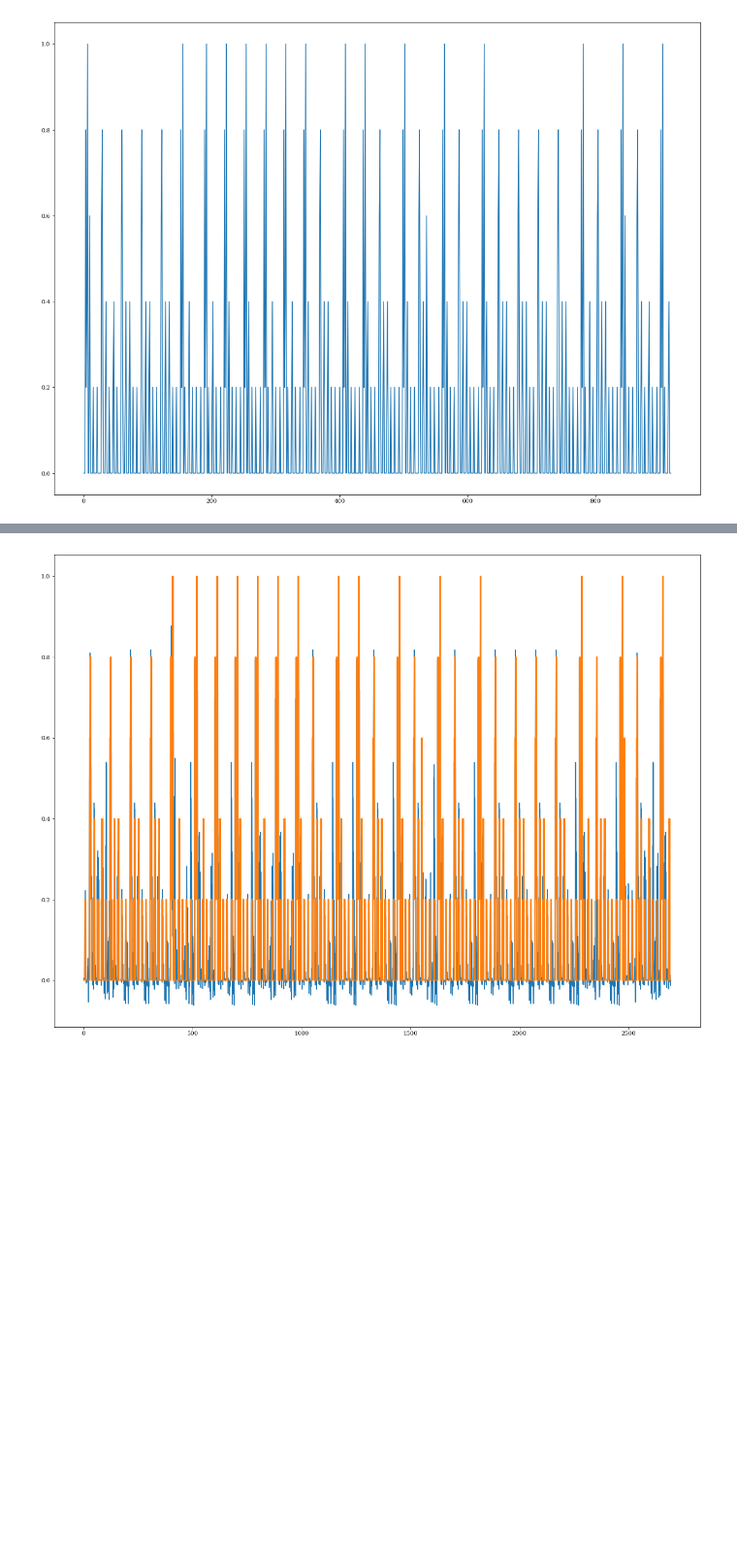
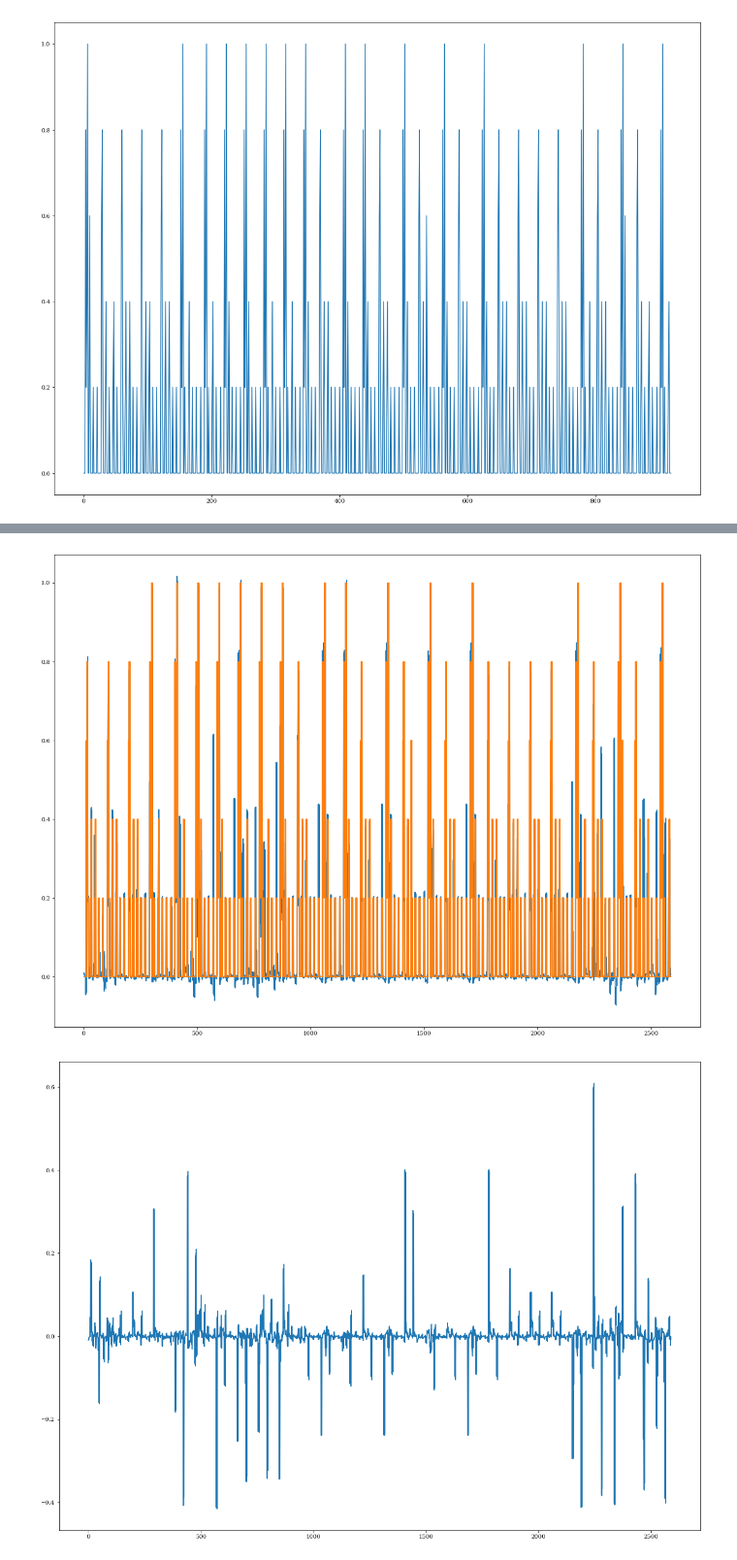
Before and after one commit to SINTEF-9012/thingml-diversifier, a Jupyter notebook: src/main/python/tensorflow.ipynb, the cells around one changed output, grey strips where cells are left out. Shown at 97% size. Saved outputs shown, nothing was run; the diff lists cells and outputs as text; code cells hidden in the pictures; blank space fills up the shorter version.

```diff
--- a/src/main/python/tensorflow.ipynb
+++ b/src/main/python/tensorflow.ipynb
@@ -161,8 +161,8 @@ print(train.shape)
 # print(test)
 # print(train)
 
-train = series_to_supervised(list(train), 18, 1)
-test = series_to_supervised(list(test), 18, 1)
+train = series_to_supervised(list(train), 54, 1)
+test = series_to_supervised(list(test), 54, 1)
 
 print(test.shape)
 print(train.shape)
@@ -212,15 +212,19 @@ test_Y = np.array(Y_test_seq)
 
 
 model = keras.Sequential()
-#model.add(keras.layers.LSTM(1, input_shape=(train_X.shape[1], train_X.shape[2])))
-model.add(keras.layers.LSTM(32, input_shape=(train_X.shape[1], train_X.shape[2]), return_sequences=True))
-model.add(keras.layers.LSTM(1, return_sequences=True))
-model.compile(loss='binary_crossentropy', optimizer='rmsprop')
-
-
+model.add(keras.layers.Dense(train_X.shape[2], input_shape=(train_X.shape[1], train_X.shape[2])))
+model.add(keras.layers.LSTM(train_X.shape[2], input_shape=(train_X.shape[1], train_X.shape[2]), return_sequences=True))
+model.add(keras.layers.Dense(train_X.shape[2]))
+model.add(keras.layers.Dense(1))
 model.compile(loss="mse", optimizer="adam")
 
-model.fit(train_X, train_Y, batch_size=16, epochs=25, verbose=2)
+model.fit(train_X, train_Y, batch_size=12, epochs=train_X.shape[2]*2, verbose=2)
+model.summary()
+json = model.to_json()
+text_file = open("tf_model.json", "w")
+text_file.write(json)
+text_file.close()
+
 result = model.evaluate(test_X, test_Y)
 print(result)
 # %% [output]
@@ -244,10 +248,17 @@ Epoch 25/25
 # %%
 predictions = model.predict(test_X)
 plt.figure(4, figsize=(20,15))
 plt.plot(predictions.flatten())
 plt.plot(test_Y.flatten())
-#plt.xlim((0,250))
+#plt.xlim((0,1250))
 #plt.ylim((-1,3))
 plt.show()
+
+plt.figure(5, figsize=(20,15))
+plt.plot(test_Y.flatten() - predictions.flatten())
+#plt.xlim((0,1250))
+#plt.ylim((-1,3))
+plt.show()
 # %% [output]
-[figure, old version]
+[figure, new version]
+[figure, added]
```
Also changed, not shown: parts of 2 cells of this notebook, 1 other file.
